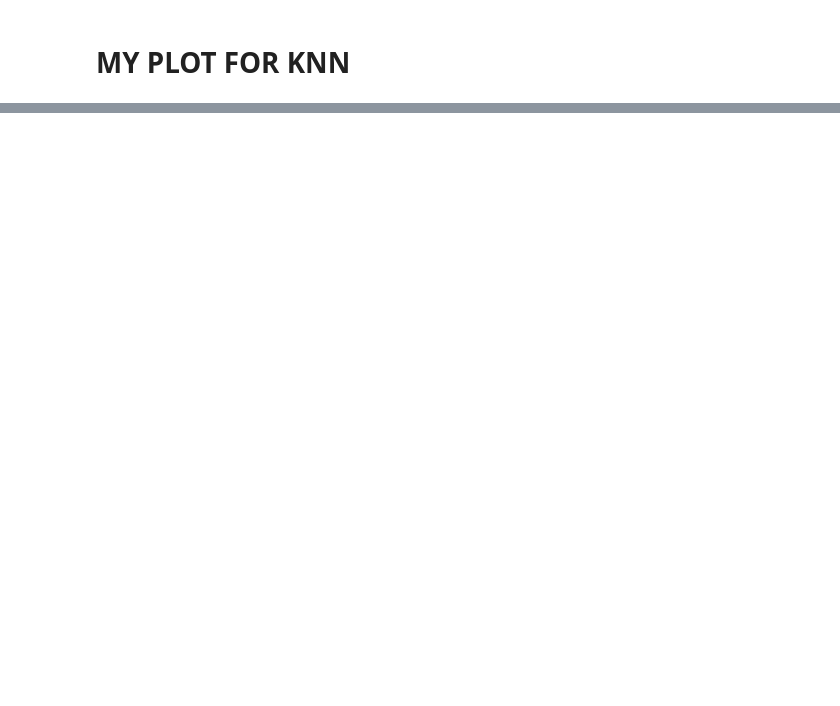
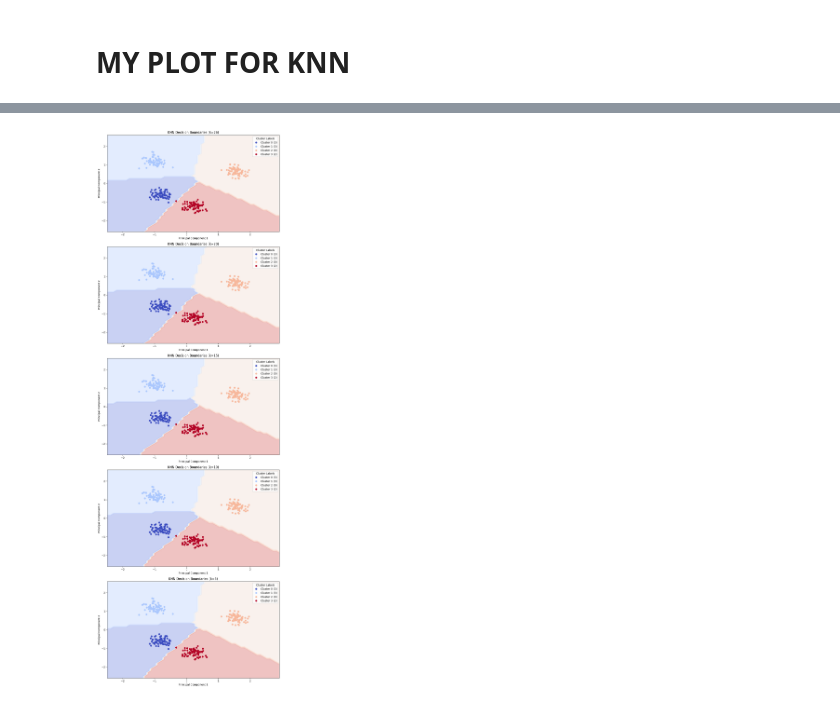
Before and after one commit to ML-Project-Team-5/Project_NetworkIDS, a Jupyter notebook: JUI-KNN.ipynb, the cells around one changed output, grey strips where cells are left out. Saved outputs shown, nothing was run; the diff lists cells and outputs as text; code cells hidden in the pictures; blank space fills up the shorter version.

```diff
--- a/JUI-KNN.ipynb
+++ b/JUI-KNN.ipynb
@@ -284,0 +306,93 @@ plt.show()
+# %%
+import numpy as np
+import matplotlib.pyplot as plt
+from sklearn.preprocessing import StandardScaler
+from sklearn.decomposition import PCA
+from sklearn.datasets import make_blobs
+from sklearn.neighbors import KNeighborsClassifier
+from sklearn.preprocessing import LabelEncoder
+from sklearn.feature_selection import SelectKBest, f_classif
+
+test_unknown_data_path = './data/2_rf_test_unknown_data.csv'
+test_unknown_data = pd.read_csv(test_unknown_data_path)
+
+test_unknown_label_path = './data/2_rf_test_unknown_label.csv'
+test_unknown_label = pd.read_csv(test_unknown_label_path)
+
+X = test_unknown_data
+y = test_unknown_label
+
+# Generate synthetic data with 4 clusters using make_blobs
+X, y = make_blobs(n_samples=300, centers=4, random_state=42)
+
+# Apply label encoding to the labels
+label_encoder = LabelEncoder()
+y_encoded = label_encoder.fit_transform(y)
+
+# Create a dictionary to map encoded labels to original labels
+label_mapping = {i: label for i, label in enumerate(label_encoder.classes_)}
+
+# Specify the number of features to select
+k_best = 2
+
+# Apply SelectKBest with ANOVA F-statistic as the scoring function
+selector = SelectKBest(f_classif, k=k_best)
+selected_data = selector.fit_transform(X, y_encoded)
+
+# Apply PCA for dimensionality reduction
+pca = PCA(n_components=2)
+scaled_data = StandardScaler().fit_transform(selected_data)
+reduced_data = pca.fit_transform(scaled_data)
+
+# Set up k-NN classifiers with different k values
+knn_list = [KNeighborsClassifier(n_neighbors=k) for k in [26, 20, 15, 10, 5]]
+
+def plot_decision_boundary(knn, X, y, title, ax):
+    h = 0.1  # Step size in the mesh
+
+    x_min, x_max = X[:, 0].min() - 1, X[:, 0].max() + 1
+    y_min, y_max = X[:, 1].min() - 1, X[:, 1].max() + 1
+
+    xx, yy = np.meshgrid(np.arange(x_min, x_max, h), np.arange(y_min, y_max, h))
+
+    # Obtain predictions for each point in the meshgrid
+    Z = knn.predict(np.c_[xx.ravel(), yy.ravel()])
+
+    # Map the encoded labels back to original labels
+    Z_original_labels = np.vectorize(label_mapping.get)(Z)
+
+    Z_encoded = label_encoder.transform(Z)
+    Z = Z_encoded.reshape(xx.shape)
+
+    contour = ax.contourf(xx, yy, Z, cmap=plt.cm.coolwarm, alpha=0.3)
+
+    # Plot the training points
+    scatter = ax.scatter(X[:, 0], X[:, 1], c=y, cmap=plt.cm.coolwarm)
+
+    # Find and annotate cluster centers with actual labels
+    cluster_centers = knn._fit_X  # Get the cluster centers from the fitted k-NN model
+    cluster_labels = knn.predict(cluster_centers)
+
+    # Add a legend with color-label mapping
+    legend_labels = [f'Cluster {i} ({label_mapping[label]})' for i, label in enumerate(cluster_labels)]
+    ax.legend(handles=scatter.legend_elements()[0], labels=legend_labels, title='Cluster Labels', loc='upper right')
+
+    ax.set_xlabel('Principal Component 1')
+    ax.set_ylabel('Principal Component 2')
+    ax.set_title(title)
+
+# Set up subplots
+fig, axes = plt.subplots(len(knn_list), 1, figsize=(10, 30))
+
+# Plot decision boundaries for each k-NN classifier
+for i, (knn, k) in enumerate(zip(knn_list, [26, 20, 15, 10, 5])):
+    knn.fit(reduced_data, y)
+    plot_decision_boundary(knn, reduced_data, y, f'KNN Decision Boundaries (k={k})', axes[i])
+
+# Adjust layout
+plt.tight_layout()
+
+# Show the plots
+plt.show()
+# %% [output]
+[figure, added]
```
Also changed, not shown: parts of 6 cells of this notebook.
